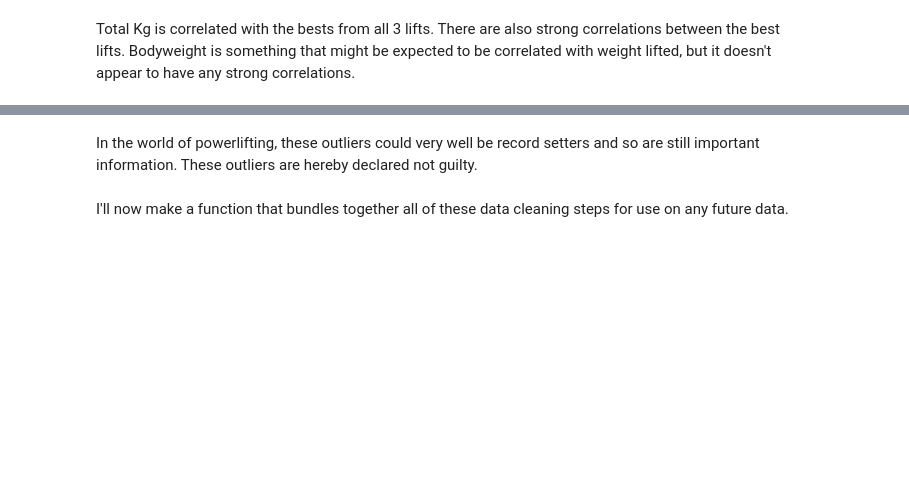
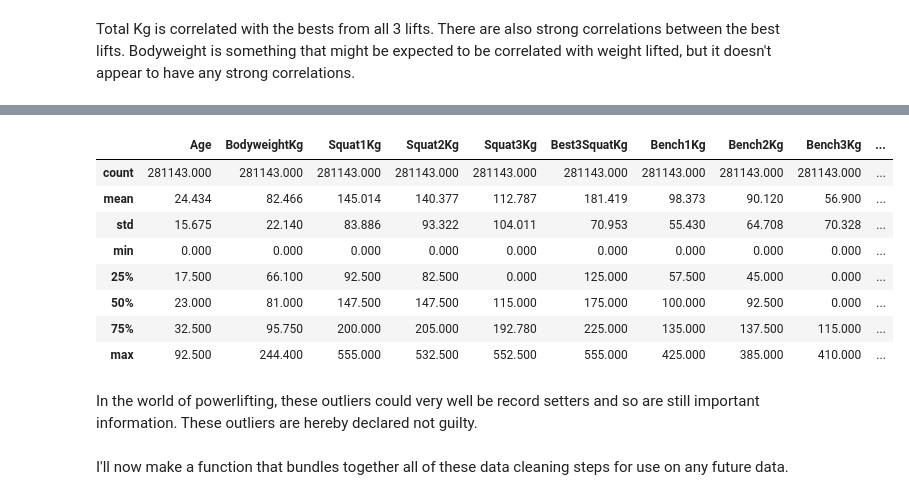
Before and after one commit to Josh-Sanford/Powerlifting, a Jupyter notebook: Powerlifting.ipynb, the cells around one changed output, grey strips where cells are left out. Saved outputs shown, nothing was run; the diff lists cells and outputs as text; code cells hidden in the pictures; blank space fills up the shorter version.

```diff
--- a/Powerlifting.ipynb
+++ b/Powerlifting.ipynb
@@ -295,3 +600,15 @@ df[df.TotalKg == df.TotalKg.max()]
+# %%
+df.describe()
+# %% [output]
+|  | Age | BodyweightKg | Squat1Kg | Squat2Kg | Squat3Kg | Best3SquatKg | Bench1Kg | Bench2Kg | Bench3Kg | ... |
+| count | 281143.000 | 281143.000 | 281143.000 | 281143.000 | 281143.000 | 281143.000 | 281143.000 | 281143.000 | 281143.000 | ... |
+| mean | 24.434 | 82.466 | 145.014 | 140.377 | 112.787 | 181.419 | 98.373 | 90.120 | 56.900 | ... |
+| std | 15.675 | 22.140 | 83.886 | 93.322 | 104.011 | 70.953 | 55.430 | 64.708 | 70.328 | ... |
+| min | 0.000 | 0.000 | 0.000 | 0.000 | 0.000 | 0.000 | 0.000 | 0.000 | 0.000 | ... |
+| 25% | 17.500 | 66.100 | 92.500 | 82.500 | 0.000 | 125.000 | 57.500 | 45.000 | 0.000 | ... |
+| 50% | 23.000 | 81.000 | 147.500 | 147.500 | 115.000 | 175.000 | 100.000 | 92.500 | 0.000 | ... |
+| 75% | 32.500 | 95.750 | 200.000 | 205.000 | 192.780 | 225.000 | 135.000 | 137.500 | 115.000 | ... |
+| max | 92.500 | 244.400 | 555.000 | 532.500 | 552.500 | 555.000 | 425.000 | 385.000 | 410.000 | ... |
 # %% [markdown]
 In the world of powerlifting, these outliers could very well be record setters and so are still important information. These outliers are hereby declared not guilty.
 # %% [markdown]
```
Also changed, not shown: parts of 61 cells of this notebook.
